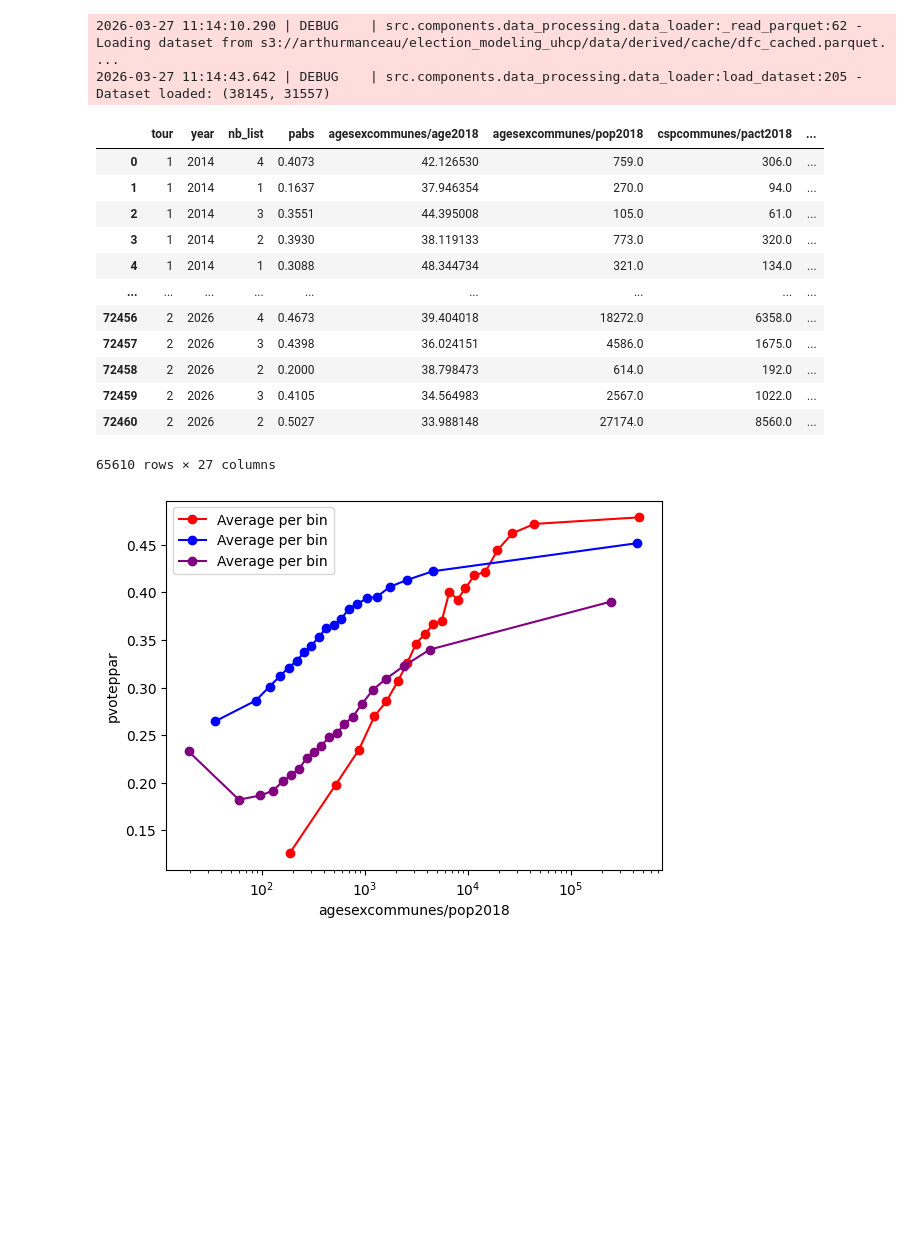
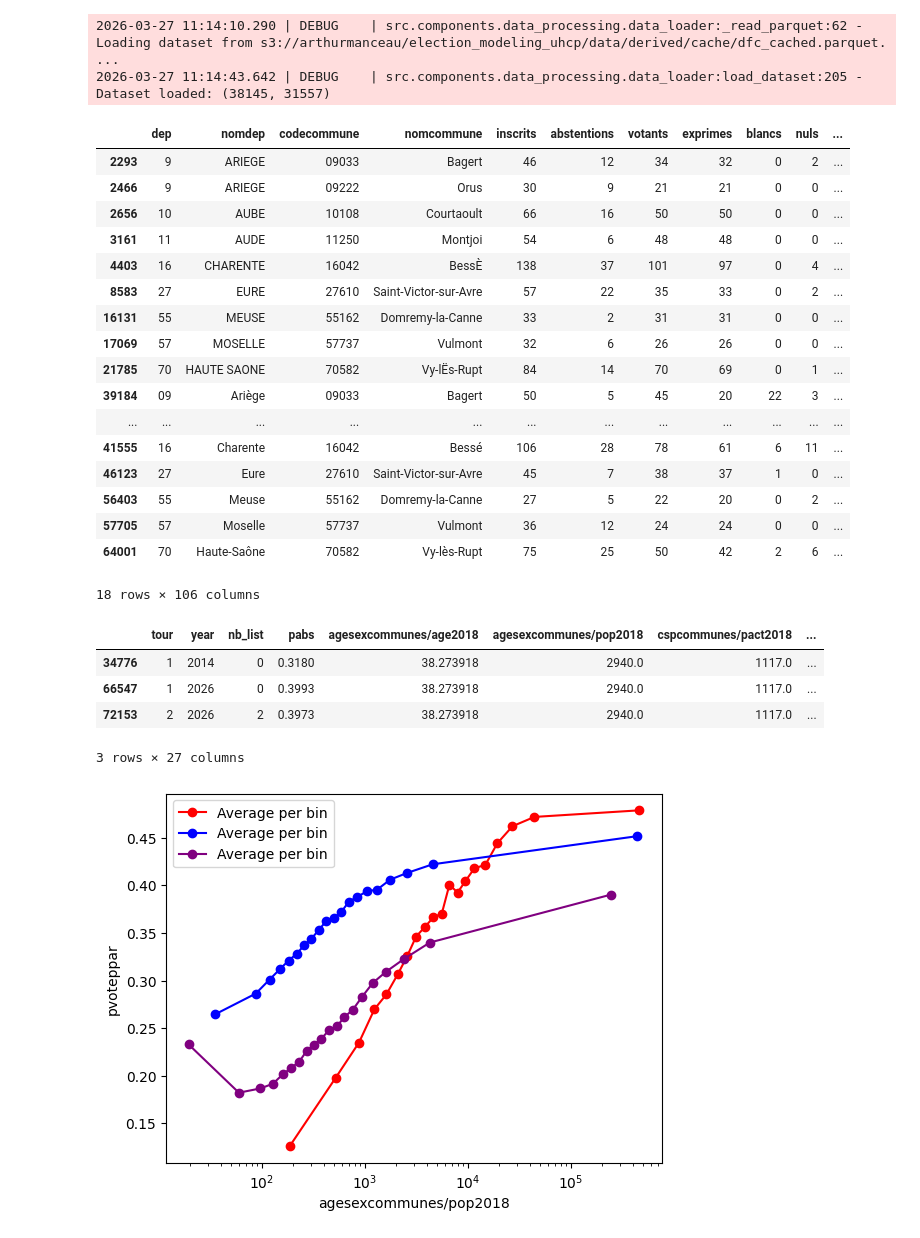
Before and after one commit to artmanceau/electera, a Jupyter notebook: notebooks/experiments/challenge_open_data.ipynb, the cells around one changed output. Cells and saved outputs as stored; diff of their text form; code cells hidden in the pictures; blank space fills up the shorter version.

```diff
--- a/notebooks/experiments/challenge_open_data.ipynb
+++ b/notebooks/experiments/challenge_open_data.ipynb
@@ -87,7 +85,6 @@ socio_eco = DataLoader().load_dataset('s3://arthurmanceau/election_modeling_uhcp
 # %%
 features = ['agesexcommunes/age2018',
  'agesexcommunes/pop2018',
- 'cspcommunes/pact2018',
  'cspcommunes/pagri2018',
  'cspcommunes/pindp2018',
  'cspcommunes/pcadr2018',
@@ -111,3 +108,24 @@ features = ['agesexcommunes/age2018',
 socio_eco_filtered = socio_eco[features]
 # %%
 data = elections.merge(socio_eco_filtered, on='codecommune', how='left')
+# %%
+data[data['cspcommunes/pchom2018']> 1.0]
+# %% [output]
+|  | dep | nomdep | codecommune | nomcommune | inscrits | abstentions | votants | exprimes | blancs | nuls | ... |
+| 2293 | 9 | ARIEGE | 09033 | Bagert | 46 | 12 | 34 | 32 | 0 | 2 | ... |
+| 2466 | 9 | ARIEGE | 09222 | Orus | 30 | 9 | 21 | 21 | 0 | 0 | ... |
+| 2656 | 10 | AUBE | 10108 | Courtaoult | 66 | 16 | 50 | 50 | 0 | 0 | ... |
+| 3161 | 11 | AUDE | 11250 | Montjoi | 54 | 6 | 48 | 48 | 0 | 0 | ... |
+| 4403 | 16 | CHARENTE | 16042 | BessÈ | 138 | 37 | 101 | 97 | 0 | 4 | ... |
+| 8583 | 27 | EURE | 27610 | Saint-Victor-sur-Avre | 57 | 22 | 35 | 33 | 0 | 2 | ... |
+| 16131 | 55 | MEUSE | 55162 | Domremy-la-Canne | 33 | 2 | 31 | 31 | 0 | 0 | ... |
+| 17069 | 57 | MOSELLE | 57737 | Vulmont | 32 | 6 | 26 | 26 | 0 | 0 | ... |
+| 21785 | 70 | HAUTE SAONE | 70582 | Vy-lËs-Rupt | 84 | 14 | 70 | 69 | 0 | 1 | ... |
+| 39184 | 09 | Ariège | 09033 | Bagert | 50 | 5 | 45 | 20 | 22 | 3 | ... |
+| ... | ... | ... | ... | ... | ... | ... | ... | ... | ... | ... | ... |
+| 41555 | 16 | Charente | 16042 | Bessé | 106 | 28 | 78 | 61 | 6 | 11 | ... |
+| 46123 | 27 | Eure | 27610 | Saint-Victor-sur-Avre | 45 | 7 | 38 | 37 | 1 | 0 | ... |
+| 56403 | 55 | Meuse | 55162 | Domremy-la-Canne | 27 | 5 | 22 | 20 | 0 | 2 | ... |
+| 57705 | 57 | Moselle | 57737 | Vulmont | 36 | 12 | 24 | 24 | 0 | 0 | ... |
+| 64001 | 70 | Haute-Saône | 70582 | Vy-lès-Rupt | 75 | 25 | 50 | 42 | 2 | 6 | ... |
+18 rows × 106 columns
@@ -114,19 +134,11 @@ data = elections.merge(socio_eco_filtered, on='codecommune', how='left')
 # %%
-data.loc[:, ['tour', 'year', 'nb_list', 'pabs']+features]#.dropna()
+data.loc[data['codecommune']=='77393', ['tour', 'year', 'nb_list', 'pabs']+features]#.dropna()
 # %% [output]
 |  | tour | year | nb_list | pabs | agesexcommunes/age2018 | agesexcommunes/pop2018 | cspcommunes/pact2018 | ... |
-| 0 | 1 | 2014 | 4 | 0.4073 | 42.126530 | 759.0 | 306.0 | ... |
-| 1 | 1 | 2014 | 1 | 0.1637 | 37.946354 | 270.0 | 94.0 | ... |
-| 2 | 1 | 2014 | 3 | 0.3551 | 44.395008 | 105.0 | 61.0 | ... |
-| 3 | 1 | 2014 | 2 | 0.3930 | 38.119133 | 773.0 | 320.0 | ... |
-| 4 | 1 | 2014 | 1 | 0.3088 | 48.344734 | 321.0 | 134.0 | ... |
-| ... | ... | ... | ... | ... | ... | ... | ... | ... |
-| 72456 | 2 | 2026 | 4 | 0.4673 | 39.404018 | 18272.0 | 6358.0 | ... |
-| 72457 | 2 | 2026 | 3 | 0.4398 | 36.024151 | 4586.0 | 1675.0 | ... |
-| 72458 | 2 | 2026 | 2 | 0.2000 | 38.798473 | 614.0 | 192.0 | ... |
-| 72459 | 2 | 2026 | 3 | 0.4105 | 34.564983 | 2567.0 | 1022.0 | ... |
-| 72460 | 2 | 2026 | 2 | 0.5027 | 33.988148 | 27174.0 | 8560.0 | ... |
+| 34776 | 1 | 2014 | 0 | 0.3180 | 38.273918 | 2940.0 | 1117.0 | ... |
+| 66547 | 1 | 2026 | 0 | 0.3993 | 38.273918 | 2940.0 | 1117.0 | ... |
+| 72153 | 2 | 2026 | 2 | 0.3973 | 38.273918 | 2940.0 | 1117.0 | ... |
-65610 rows × 27 columns
+3 rows × 27 columns
 # %%
 col = 'agesexcommunes/pop2018'
 
```
Also changed, not shown: parts of 2 cells of this notebook, 1 other file.
